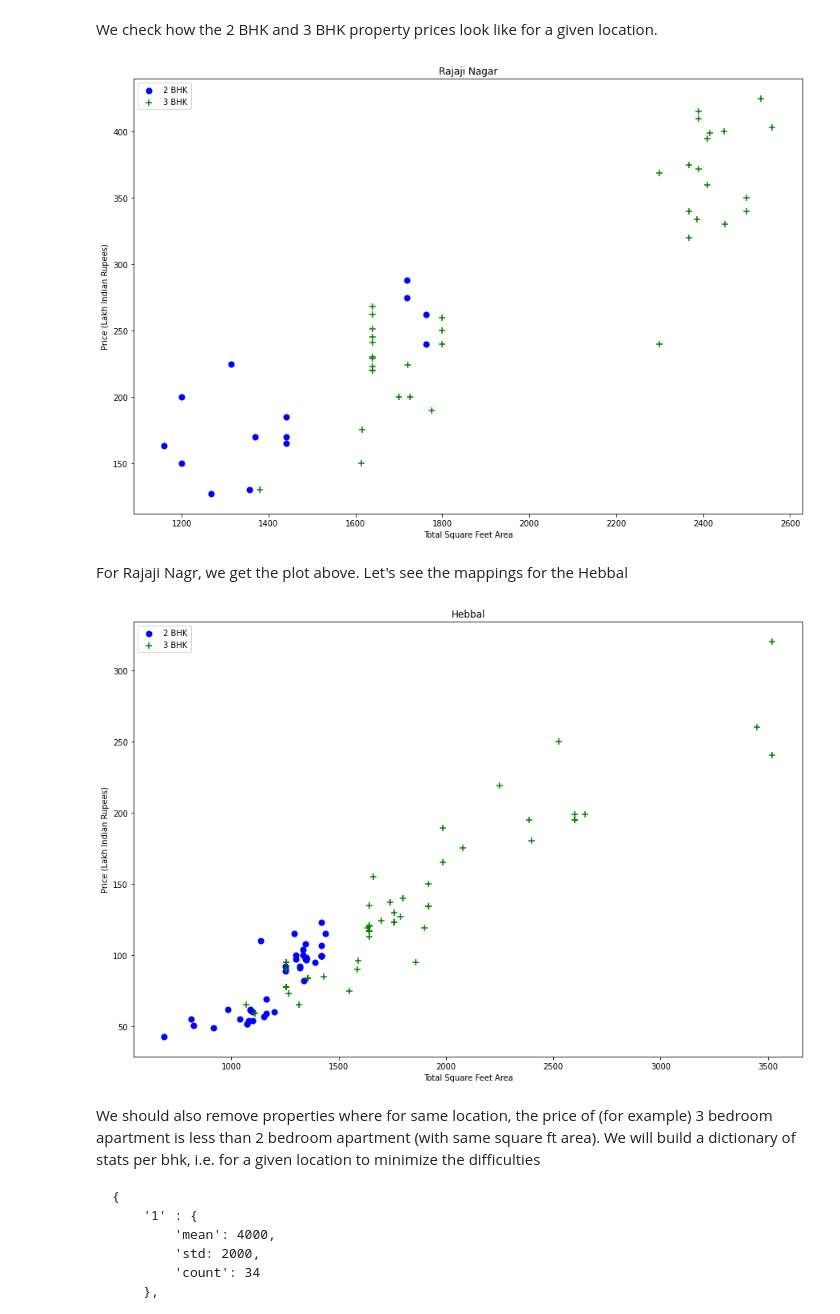
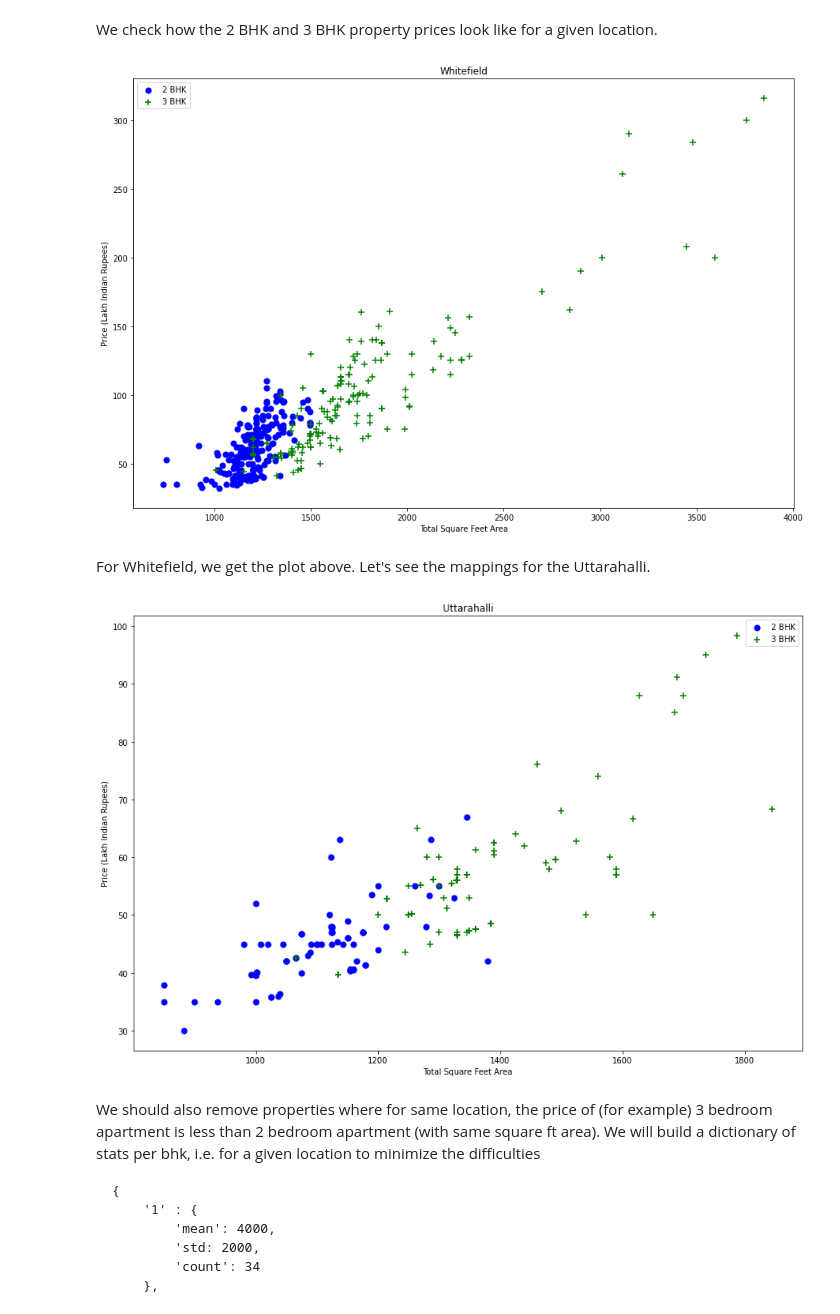
Before and after one commit to tharunoptimus/datascience, a Jupyter notebook: project.ipynb, the cells around one changed output. Drawn from its saved outputs; the diff is of its cells as text; code cells hidden in the pictures.

```diff
--- a/project.ipynb
+++ b/project.ipynb
@@ -358,24 +358,24 @@ We check how the 2 BHK and 3 BHK property prices look like for a given location.
 # %%
 def plot_scatter_chart(df,location):
     bhk2 = df[(df.location==location) & (df.bhk==2)]
     bhk3 = df[(df.location==location) & (df.bhk==3)]
     matplotlib.rcParams['figure.figsize'] = (15,10)
     plt.scatter(bhk2.total_sqft,bhk2.price,color='blue',label='2 BHK', s=50)
     plt.scatter(bhk3.total_sqft,bhk3.price,marker='+', color='green',label='3 BHK', s=50)
     plt.xlabel("Total Square Feet Area")
     plt.ylabel("Price (Lakh Indian Rupees)")
     plt.title(location)
     plt.legend()
 
-plot_scatter_chart(df7,"Rajaji Nagar")
+plot_scatter_chart(df7,"Whitefield")
 # %% [output]
-[figure, old version]
+[figure, new version]
 # %% [markdown]
-For Rajaji Nagr, we get the plot above. Let's see the mappings for the Hebbal
+For Whitefield, we get the plot above. Let's see the mappings for the Uttarahalli.
 # %%
-plot_scatter_chart(df7,"Hebbal")
+plot_scatter_chart(df7,"Uttarahalli")
 # %% [output]
-[figure, old version]
+[figure, new version]
 # %% [markdown]
 We should also remove properties where for same location, the price of (for example) 3 bedroom apartment is less than 2 bedroom apartment (with same square ft area). We will build a dictionary of stats per bhk, i.e. for a given location to minimize the difficulties
 
```
Also changed, not shown: parts of 16 cells of this notebook, 1 other file.
